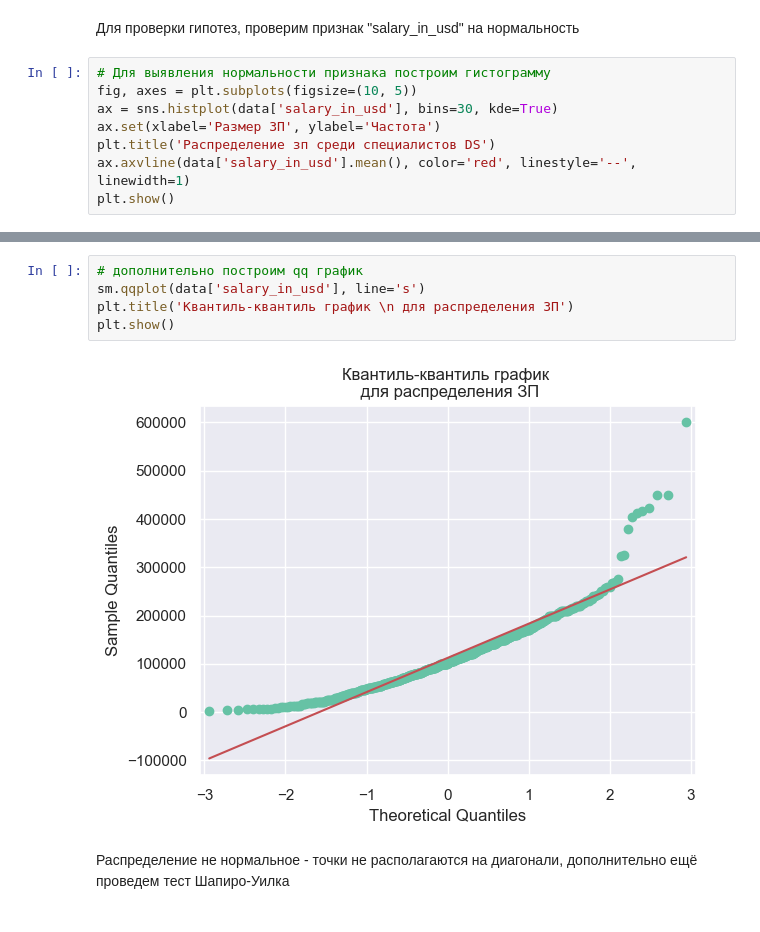
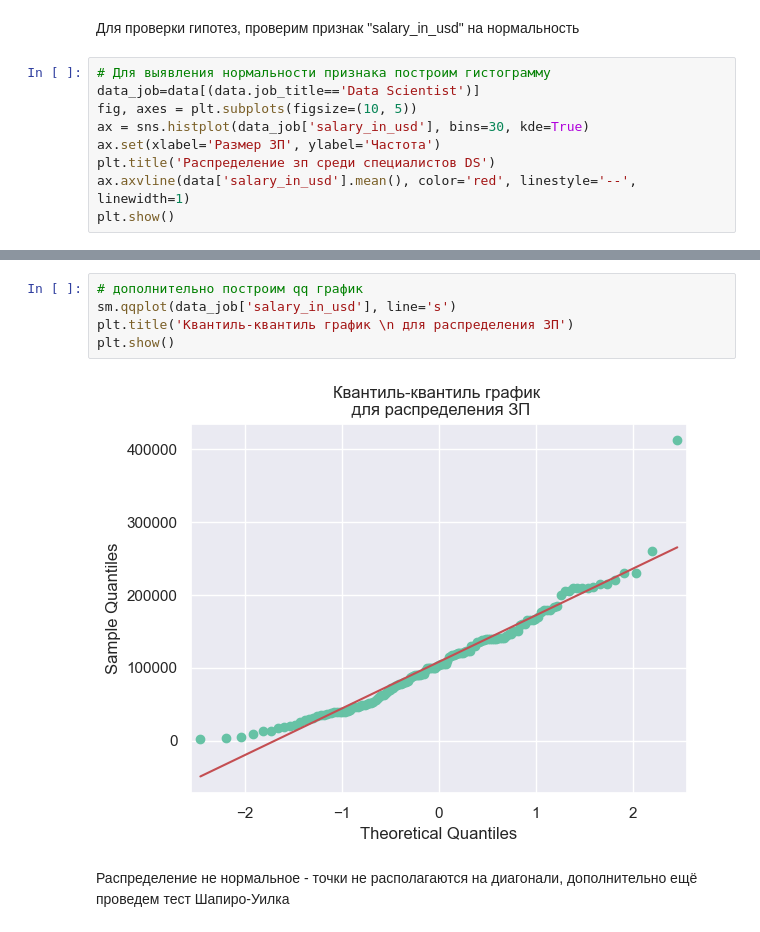
Before and after one commit to schdlr50/SF_EDA_4, a Jupyter notebook: final task.ipynb, the cells around one changed output, grey strips where cells are left out. Saved outputs shown, nothing was run; the diff lists cells and outputs as text.

```diff
--- a/final task.ipynb
+++ b/final task.ipynb
@@ -761,8 +762,9 @@ $$ H_1 : μ_1 > μ_2$$
 Для проверки гипотез, проверим признак "salary_in_usd" на нормальность
 # %%
 # Для выявления нормальности признака построим гистограмму
+data_job=data[(data.job_title=='Data Scientist')]
 fig, axes = plt.subplots(figsize=(10, 5))
-ax = sns.histplot(data['salary_in_usd'], bins=30, kde=True)
+ax = sns.histplot(data_job['salary_in_usd'], bins=30, kde=True)
 ax.set(xlabel='Размер ЗП', ylabel='Частота')
 plt.title('Распределение зп среди специалистов DS')
 ax.axvline(data['salary_in_usd'].mean(), color='red', linestyle='--', linewidth=1)
@@ -772,10 +774,10 @@ plt.show()
 # %%
 # дополнительно построим qq график
-sm.qqplot(data['salary_in_usd'], line='s')
+sm.qqplot(data_job['salary_in_usd'], line='s')
 plt.title('Квантиль-квантиль график \n для распределения ЗП')
 plt.show()
 # %% [output]
-[figure, old version]
+[figure, new version]
 # %% [markdown]
 Распределение не нормальное - точки не располагаются на диагонали, дополнительно ещё проведем тест Шапиро-Уилка
 # %%
```
Also changed, not shown: parts of 40 cells of this notebook.
